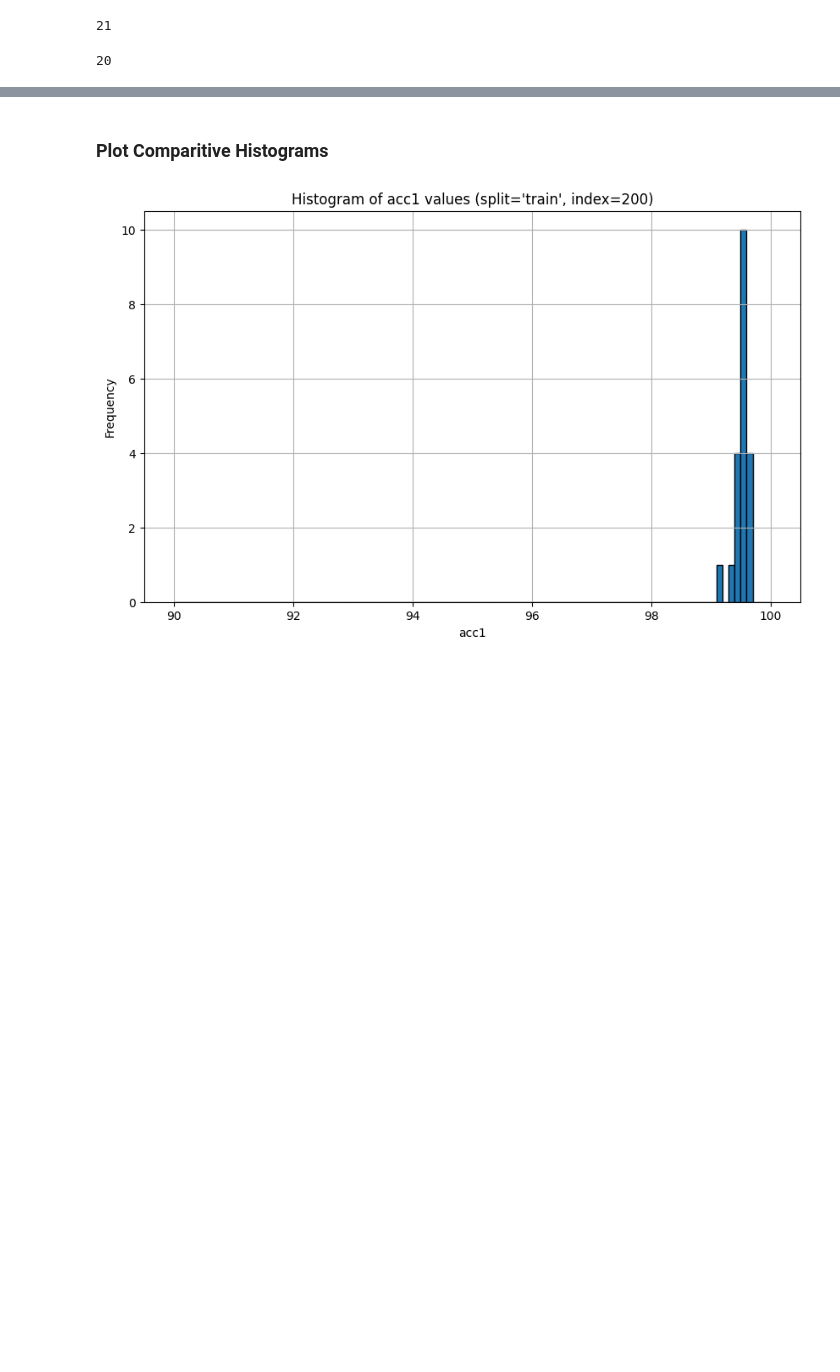
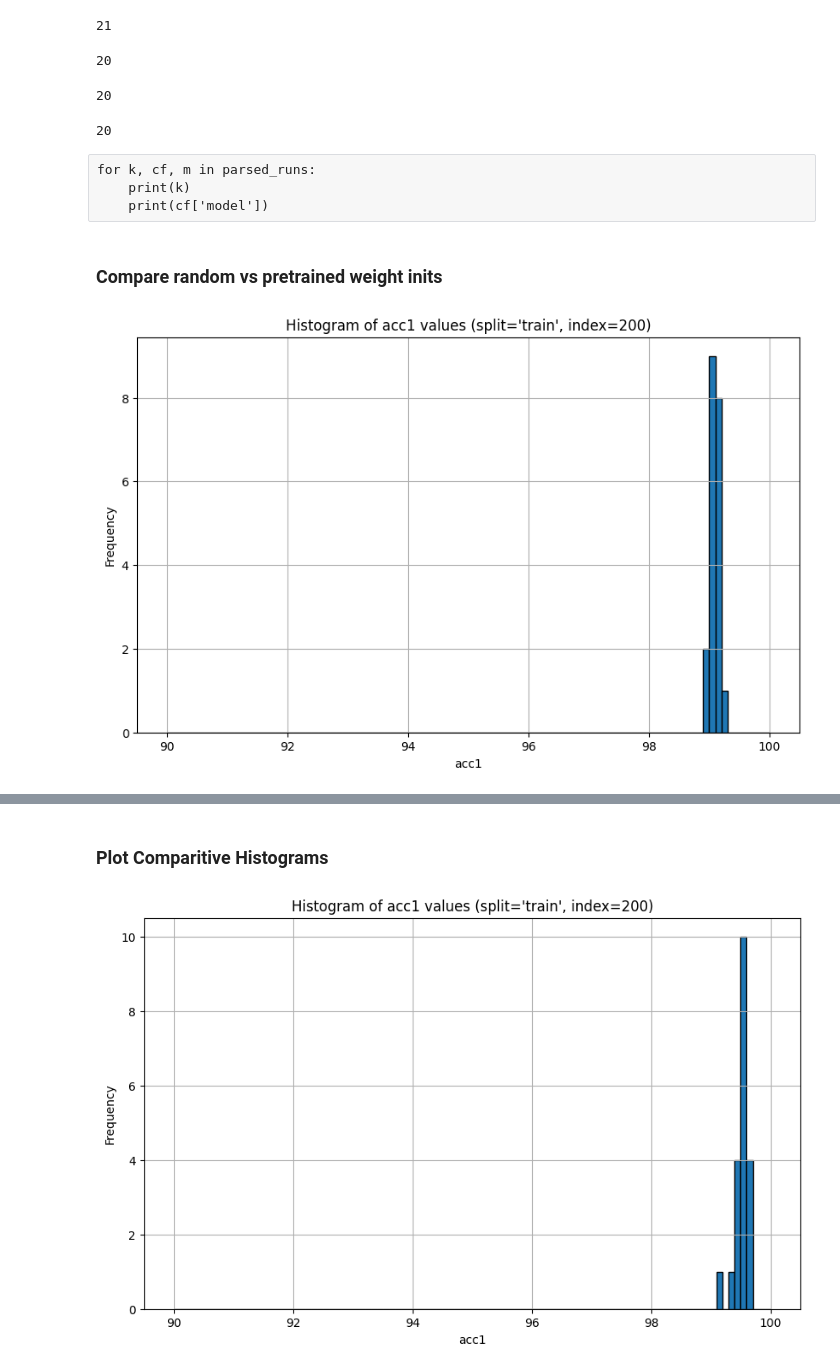
Before and after one commit to drothermel/dr_gen, a Jupyter notebook: notebooks/calc_metrics.ipynb, the cells around one changed output, grey strips where cells are left out. Drawn from its saved outputs; the diff is of its cells as text; code cells hidden in the pictures; blank space fills up the shorter version.

```diff
--- a/notebooks/calc_metrics.ipynb
+++ b/notebooks/calc_metrics.ipynb
@@ -291,0 +364,20 @@ len(higher_lr_random_runs)
+# %%
+len(lower_lr_pretrained_runs)
+# %% [output]
+20
+# %%
+lower_lr_random_runs = filter_parsed_runs(parsed_runs, lr=0.01, wd=1e-4, init="random")
+# %%
+len(lower_lr_random_runs)
+# %% [output]
+20
+# %% [raw]
+for k, cf, m in parsed_runs:
+    print(k)
+    print(cf['model'])
+# %% [markdown]
+### Compare random vs pretrained weight inits
+# %%
+plot_acc1_histogram(lower_lr_random_runs, 200, "train", (90.0, 100.0), 100)
+# %% [output]
+[figure, added]
```
Also changed, not shown: parts of 16 cells of this notebook.
